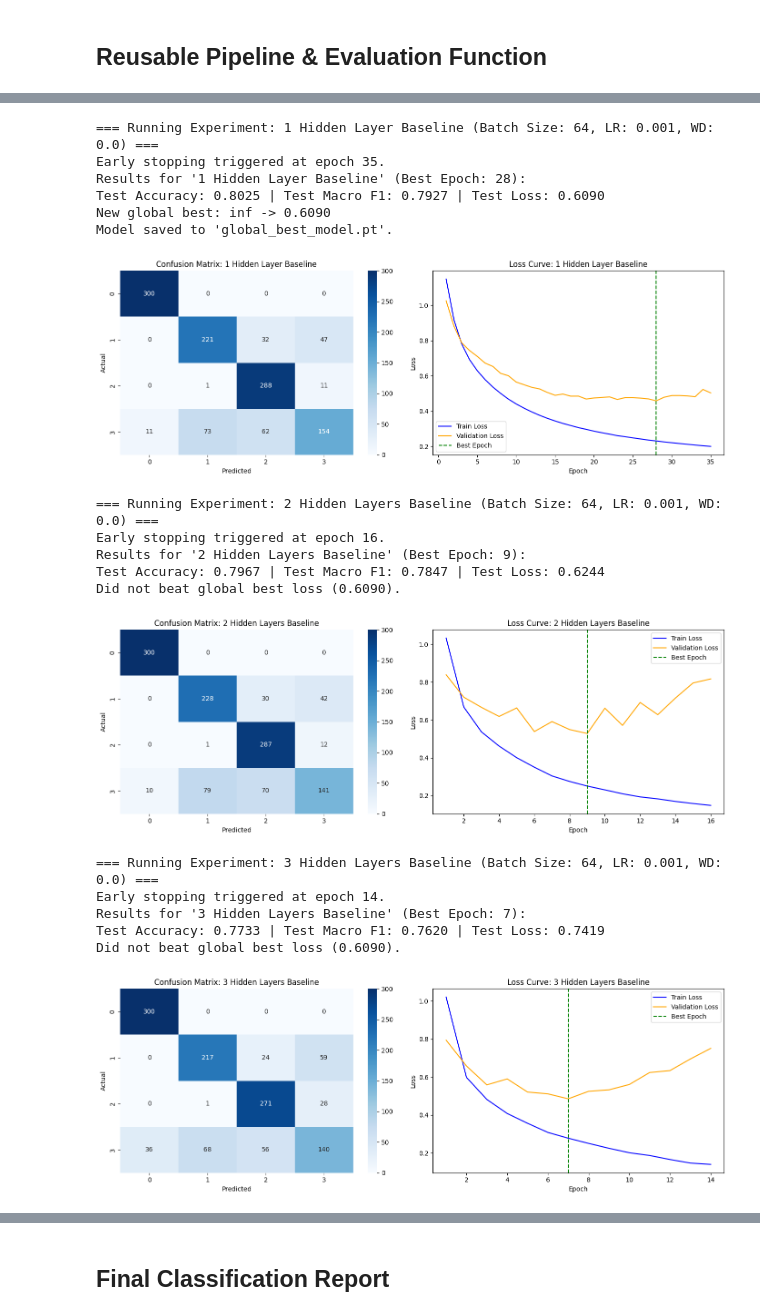
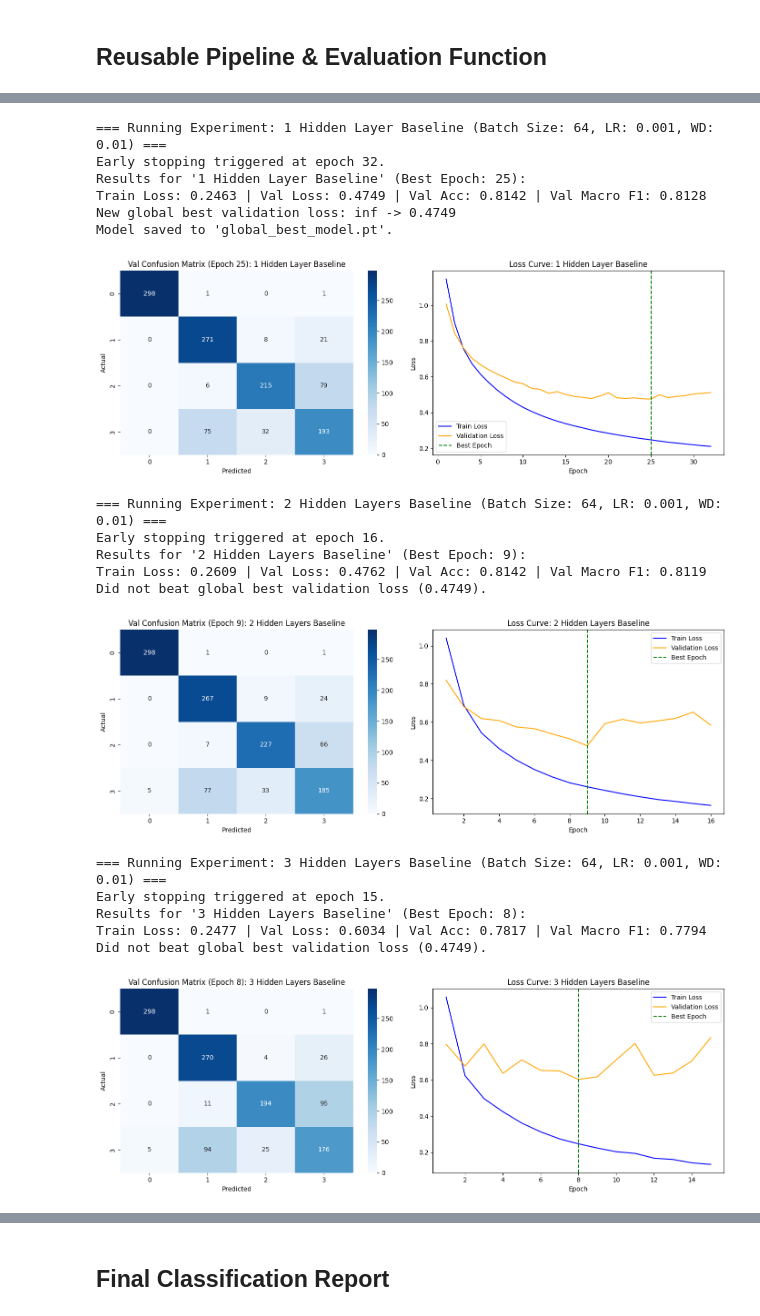
Before and after one commit to jaruss1003/Machine-Learning, a Jupyter notebook: Deep-Learning/Projects/Seizure-Classification/seizure_model_development.ipynb, the cells around one changed output, grey strips where cells are left out. Drawn from its saved outputs; the diff is of its cells as text; code cells hidden in the pictures.

```diff
--- a/Deep-Learning/Projects/Seizure-Classification/seizure_model_development.ipynb
+++ b/Deep-Learning/Projects/Seizure-Classification/seizure_model_development.ipynb
@@ -144,6 +170,7 @@ class MLP_1Layer(nn.Module):
     def __init__(self, dropout_rate=0):
         # 1 Hidden Layer MLP (16 inputs -> 128 hidden units -> 4 classes)
         super().__init__()
+        self.dropout_rate = dropout_rate
         self.network = nn.Sequential(
             nn.Linear(16, 128),
             nn.LeakyReLU(negative_slope=0.01),
@@ -395,31 +421,34 @@ Specifically, we evaluate performance across three depth configurations:
 All experiments maintain identical patient-level splits (70/15/15), `LeakyReLU` activations, and `AdamW` optimization parameters to isolate network depth as the primary independent variable.
 # %%
 # Reset tracker before starting fresh pipeline
-global_best_test_loss = float("inf")
+global_best_val_loss = float("inf")
+
+# Reset tracker before starting fresh pipeline
+global_best_val_loss = float("inf")
 
 res_1layer = run_experiment(MLP_1Layer(), lr=0.001, exp_title="1 Hidden Layer Baseline")
 res_2layer = run_experiment(MLP_2Layer(), lr=0.001, exp_title="2 Hidden Layers Baseline")
 res_3layer = run_experiment(MLP_3Layer(), lr=0.001, exp_title="3 Hidden Layers Baseline")
 
 arch_df = pd.DataFrame([res_1layer, res_2layer, res_3layer])
-display(arch_df.sort_values(by="Test Loss", ascending=True))
+display(arch_df.sort_values(by="Val Loss", ascending=True))
 # %% [output]
-=== Running Experiment: 1 Hidden Layer Baseline (Batch Size: 64, LR: 0.001, WD: 0.0) ===
-Early stopping triggered at epoch 35.
-Results for '1 Hidden Layer Baseline' (Best Epoch: 28):
-Test Accuracy: 0.8025 | Test Macro F1: 0.7927 | Test Loss: 0.6090
-New global best: inf -> 0.6090
+=== Running Experiment: 1 Hidden Layer Baseline (Batch Size: 64, LR: 0.001, WD: 0.01) ===
+Early stopping triggered at epoch 32.
+Results for '1 Hidden Layer Baseline' (Best Epoch: 25):
+Train Loss: 0.2463 | Val Loss: 0.4749 | Val Acc: 0.8142 | Val Macro F1: 0.8128
+New global best validation loss: inf -> 0.4749
 Model saved to 'global_best_model.pt'.
-[figure, old version]
+[figure, new version]
-=== Running Experiment: 2 Hidden Layers Baseline (Batch Size: 64, LR: 0.001, WD: 0.0) ===
+=== Running Experiment: 2 Hidden Layers Baseline (Batch Size: 64, LR: 0.001, WD: 0.01) ===
 Early stopping triggered at epoch 16.
 Results for '2 Hidden Layers Baseline' (Best Epoch: 9):
-Test Accuracy: 0.7967 | Test Macro F1: 0.7847 | Test Loss: 0.6244
-Did not beat global best loss (0.6090).
+Train Loss: 0.2609 | Val Loss: 0.4762 | Val Acc: 0.8142 | Val Macro F1: 0.8119
+Did not beat global best validation loss (0.4749).
-[figure, old version]
+[figure, new version]
-=== Running Experiment: 3 Hidden Layers Baseline (Batch Size: 64, LR: 0.001, WD: 0.0) ===
-Early stopping triggered at epoch 14.
-Results for '3 Hidden Layers Baseline' (Best Epoch: 7):
-Test Accuracy: 0.7733 | Test Macro F1: 0.7620 | Test Loss: 0.7419
-Did not beat global best loss (0.6090).
+=== Running Experiment: 3 Hidden Layers Baseline (Batch Size: 64, LR: 0.001, WD: 0.01) ===
+Early stopping triggered at epoch 15.
+Results for '3 Hidden Layers Baseline' (Best Epoch: 8):
+Train Loss: 0.2477 | Val Loss: 0.6034 | Val Acc: 0.7817 | Val Macro F1: 0.7794
+Did not beat global best validation loss (0.4749).
-[figure, old version]
+[figure, new version]
```
Also changed, not shown: parts of 14 cells of this notebook, 1 other file.
